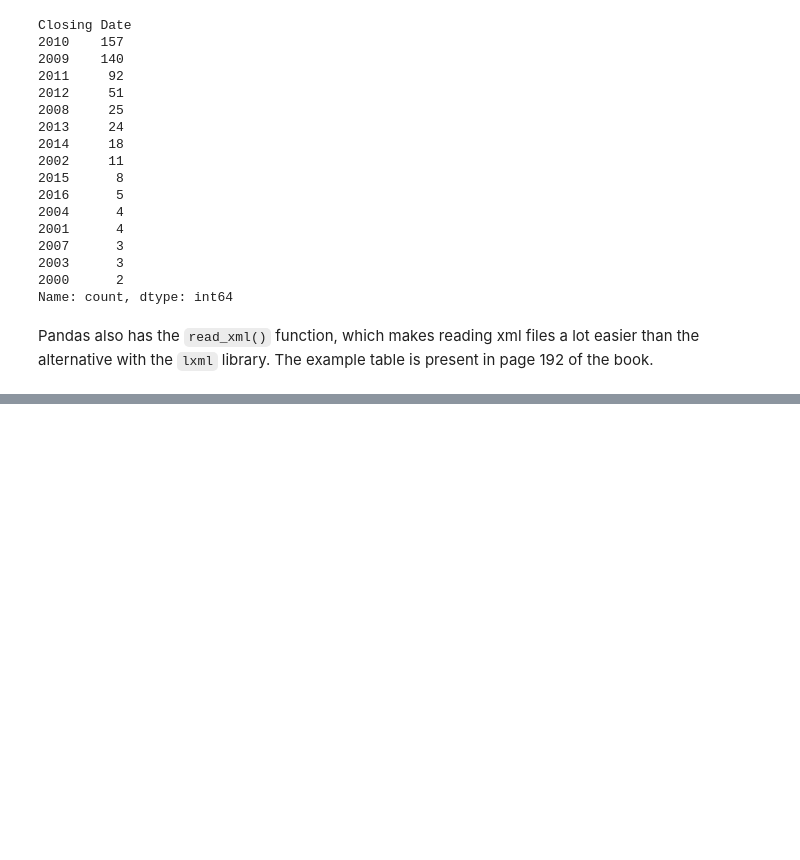
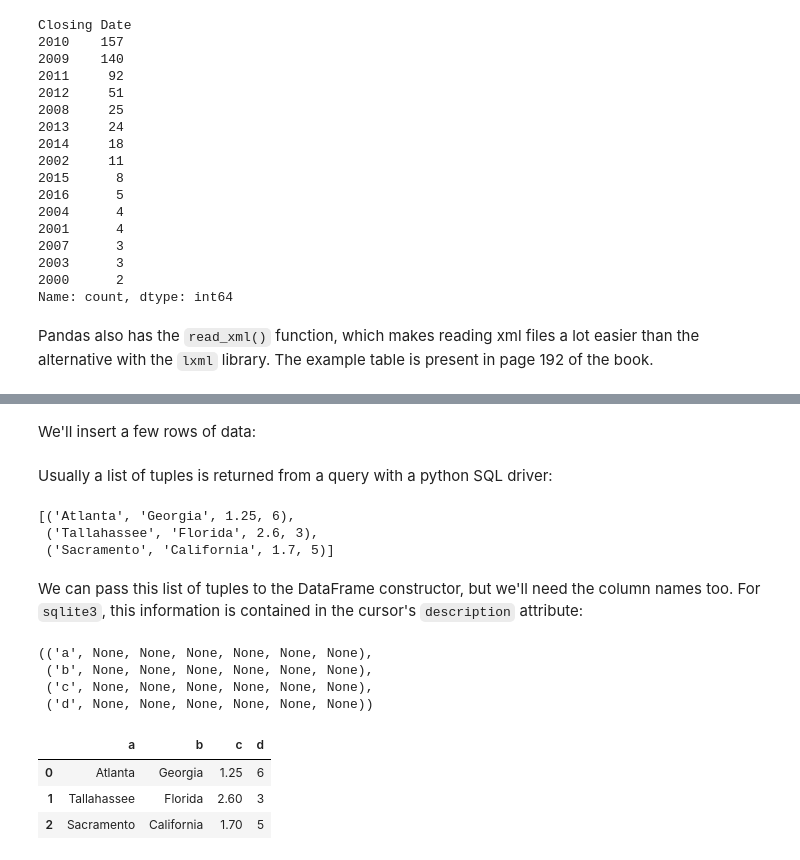
Before and after one commit to guinbraga/Python-for-Data-Analysis, a Jupyter notebook: 6-reading_files/1_reading_writing.ipynb, the cells around one changed output, grey strips where cells are left out. Drawn from its saved outputs; the diff is of its cells as text; code cells hidden in the pictures; blank space fills up the shorter version.

```diff
--- a/6-reading_files/1_reading_writing.ipynb
+++ b/6-reading_files/1_reading_writing.ipynb
@@ -444,0 +634,11 @@ table is present in page 192 of the book.
+# %%
+import sqlite3
+query = """
+  CREATE TABLE test
+  (a VARCHAR(20), b VARCHAR(20), c REAL, d INTEGER);
+"""
+con = sqlite3.connect('mydata.sqlite')
+con.execute(query)
+con.commit()
+# %% [markdown]
+We'll insert a few rows of data:
@@ -444,0 +653,29 @@ table is present in page 192 of the book.
+# %% [markdown]
+Usually a list of tuples is returned from a query
+with a python SQL driver:
+# %%
+cursor = con.execute('SELECT * FROM test')
+rows = cursor.fetchall()
+rows
+# %% [output]
+[('Atlanta', 'Georgia', 1.25, 6),
+ ('Tallahassee', 'Florida', 2.6, 3),
+ ('Sacramento', 'California', 1.7, 5)]
+# %% [markdown]
+We can pass this list of tuples to the DataFrame constructor,
+but we'll need the column names too. For `sqlite3`, this information
+is contained in the cursor's `description` attribute:
+# %%
+cursor.description
+# %% [output]
+(('a', None, None, None, None, None, None),
+ ('b', None, None, None, None, None, None),
+ ('c', None, None, None, None, None, None),
+ ('d', None, None, None, None, None, None))
+# %%
+pd.DataFrame(rows, columns=[row[0] for row in cursor.description])
+# %% [output]
+|  | a | b | c | d |
+| 0 | Atlanta | Georgia | 1.25 | 6 |
+| 1 | Tallahassee | Florida | 2.60 | 3 |
+| 2 | Sacramento | California | 1.70 | 5 |
```
Also changed, not shown: parts of 28 cells of this notebook, 1 other file.
